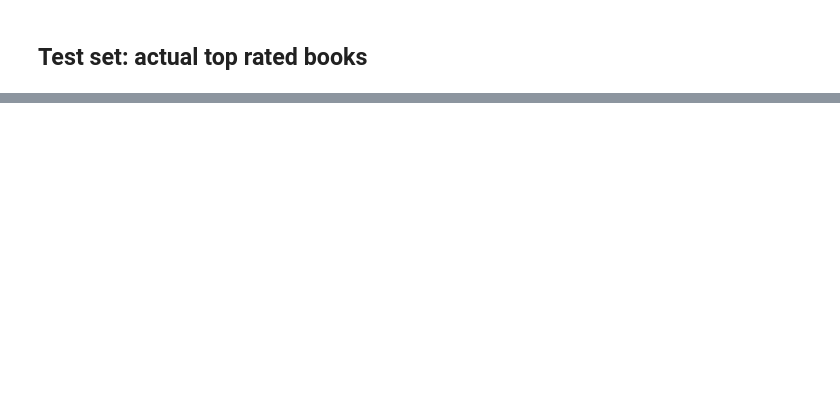
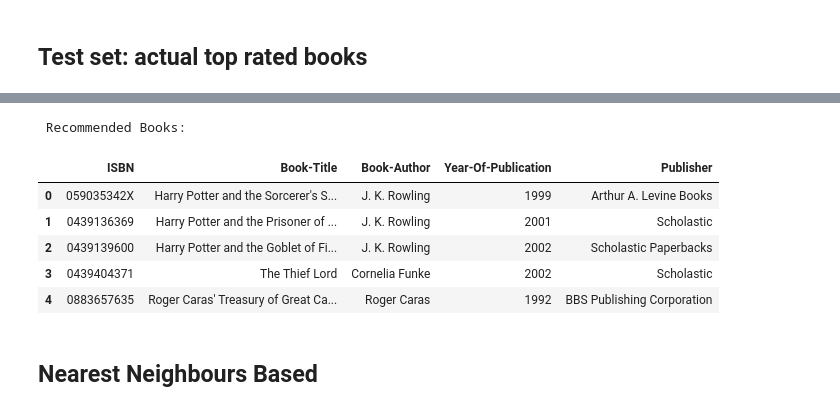
Before and after one commit to IfrazQazi/Book-Recommendation-System, a Jupyter notebook: Book_Recommendation_system.ipynb, the cells around one changed output, grey strips where cells are left out. Cells and saved outputs as stored; diff of their text form; code cells hidden in the pictures; blank space fills up the shorter version.

Commit message:
Nearest Neighbors Based

```diff
--- a/Book_Recommendation_system.ipynb
+++ b/Book_Recommendation_system.ipynb
@@ -1137,0 +1145,4 @@ df_user[df_user['pred_rating'].notna()].sort_values('rating', ascending=False).h
+# %%
+## Taking book name and Number of recommendation of book
+bookName = input("Enter a book name: ")
+number = int(input("Enter number of books to recommend: "))
@@ -1137,0 +1232,13 @@ df_user[df_user['pred_rating'].notna()].sort_values('rating', ascending=False).h
+# %%
+popularity_threshold = 50
+
+user_count = dataset['User-ID'].value_counts()
+data = dataset[dataset['User-ID'].isin(user_count[user_count >= popularity_threshold].index)]
+rat_count = data['rating'].value_counts()
+data = data[data['rating'].isin(rat_count[rat_count >= popularity_threshold].index)]
+
+matrix = data.pivot_table(index='User-ID', columns='ISBN', values = 'rating').fillna(0)
+# %%
+average_rating = pd.DataFrame(dataset.groupby('ISBN')['rating'].mean())
+average_rating['ratingCount'] = pd.DataFrame(ratings.groupby('ISBN')['rating'].count())
+average_rating.sort_values('ratingCount', ascending=False).head()
@@ -1137,0 +1253,20 @@ df_user[df_user['pred_rating'].notna()].sort_values('rating', ascending=False).h
+# %%
+isbn = books.loc[books['Book-Title'] == bookName].reset_index(drop = True).iloc[0]['ISBN']
+row = matrix[isbn]
+correlation = pd.DataFrame(matrix.corrwith(row), columns = ['Pearson Corr'])
+corr = correlation.join(average_rating['ratingCount'])
+
+res = corr.sort_values('Pearson Corr', ascending=False).head(number+1)[1:].index
+corr_books = pd.merge(pd.DataFrame(res, columns = ['ISBN']), books, on='ISBN')
+print("\n Recommended Books: \n")
+corr_books
+# %% [output]
+ Recommended Books:
+|  | ISBN | Book-Title | Book-Author | Year-Of-Publication | Publisher |
+| 0 | 059035342X | Harry Potter and the Sorcerer's S... | J. K. Rowling | 1999 | Arthur A. Levine Books |
+| 1 | 0439136369 | Harry Potter and the Prisoner of ... | J. K. Rowling | 2001 | Scholastic |
+| 2 | 0439139600 | Harry Potter and the Goblet of Fi... | J. K. Rowling | 2002 | Scholastic Paperbacks |
+| 3 | 0439404371 | The Thief Lord | Cornelia Funke | 2002 | Scholastic |
+| 4 | 0883657635 | Roger Caras' Treasury of Great Ca... | Roger Caras | 1992 | BBS Publishing Corporation |
+# %% [markdown]
+## **Nearest Neighbours Based**
```
Also changed, not shown: parts of 22 cells of this notebook.
